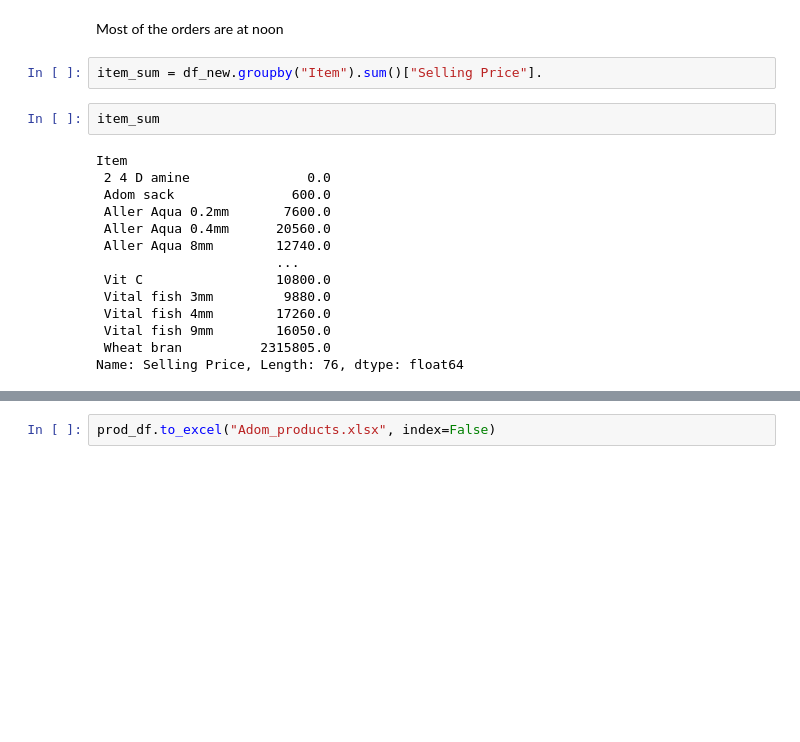
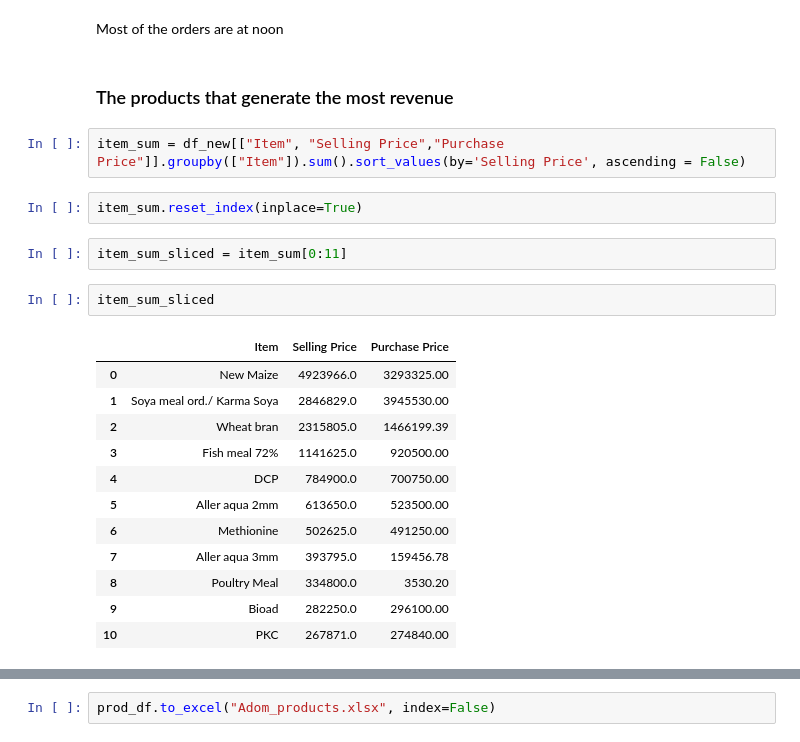
Before and after one commit to Feranmi-Alalade/EDAs, a Jupyter notebook: Adomm.ipynb, the cells around one changed output, grey strips where cells are left out. Saved outputs shown, nothing was run; the diff lists cells and outputs as text; blank space fills up the shorter version.

```diff
--- a/Adomm.ipynb
+++ b/Adomm.ipynb
@@ -276,21 +358,26 @@ sns.barplot(x = hour_day.values, y = hour_day.index)
 # %% [markdown]
 Most of the orders are at noon
-# %%
-item_sum = df_new.groupby("Item").sum()["Selling Price"].
-# %%
-item_sum
-# %% [output]
-Item
- 2 4 D amine               0.0
- Adom sack               600.0
- Aller Aqua 0.2mm       7600.0
- Aller Aqua 0.4mm      20560.0
- Aller Aqua 8mm        12740.0
-                       ...
- Vit C                 10800.0
- Vital fish 3mm         9880.0
- Vital fish 4mm        17260.0
- Vital fish 9mm        16050.0
- Wheat bran          2315805.0
-Name: Selling Price, Length: 76, dtype: float64
+# %% [markdown]
+### The products that generate the most revenue
+# %%
+item_sum = df_new[["Item", "Selling Price","Purchase Price"]].groupby(["Item"]).sum().sort_values(by='Selling Price', ascending = False)
+# %%
+item_sum.reset_index(inplace=True)
+# %%
+item_sum_sliced = item_sum[0:11]
+# %%
+item_sum_sliced
+# %% [output]
+|  | Item | Selling Price | Purchase Price |
+| 0 | New Maize | 4923966.0 | 3293325.00 |
+| 1 | Soya meal ord./ Karma Soya | 2846829.0 | 3945530.00 |
+| 2 | Wheat bran | 2315805.0 | 1466199.39 |
+| 3 | Fish meal 72% | 1141625.0 | 920500.00 |
+| 4 | DCP | 784900.0 | 700750.00 |
+| 5 | Aller aqua 2mm | 613650.0 | 523500.00 |
+| 6 | Methionine | 502625.0 | 491250.00 |
+| 7 | Aller aqua 3mm | 393795.0 | 159456.78 |
+| 8 | Poultry Meal | 334800.0 | 3530.20 |
+| 9 | Bioad | 282250.0 | 296100.00 |
+| 10 | PKC | 267871.0 | 274840.00 |
 # %%
```
Also changed, not shown: parts of 23 cells of this notebook.
